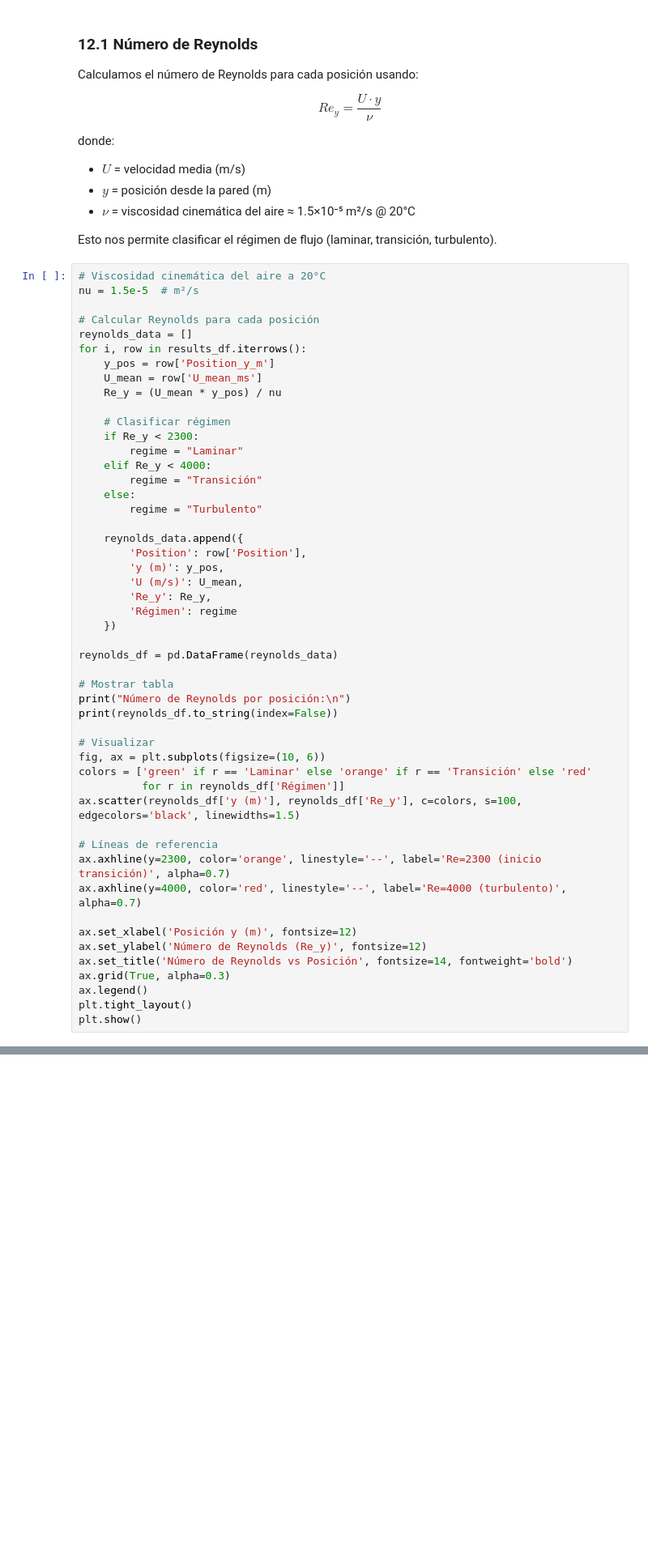
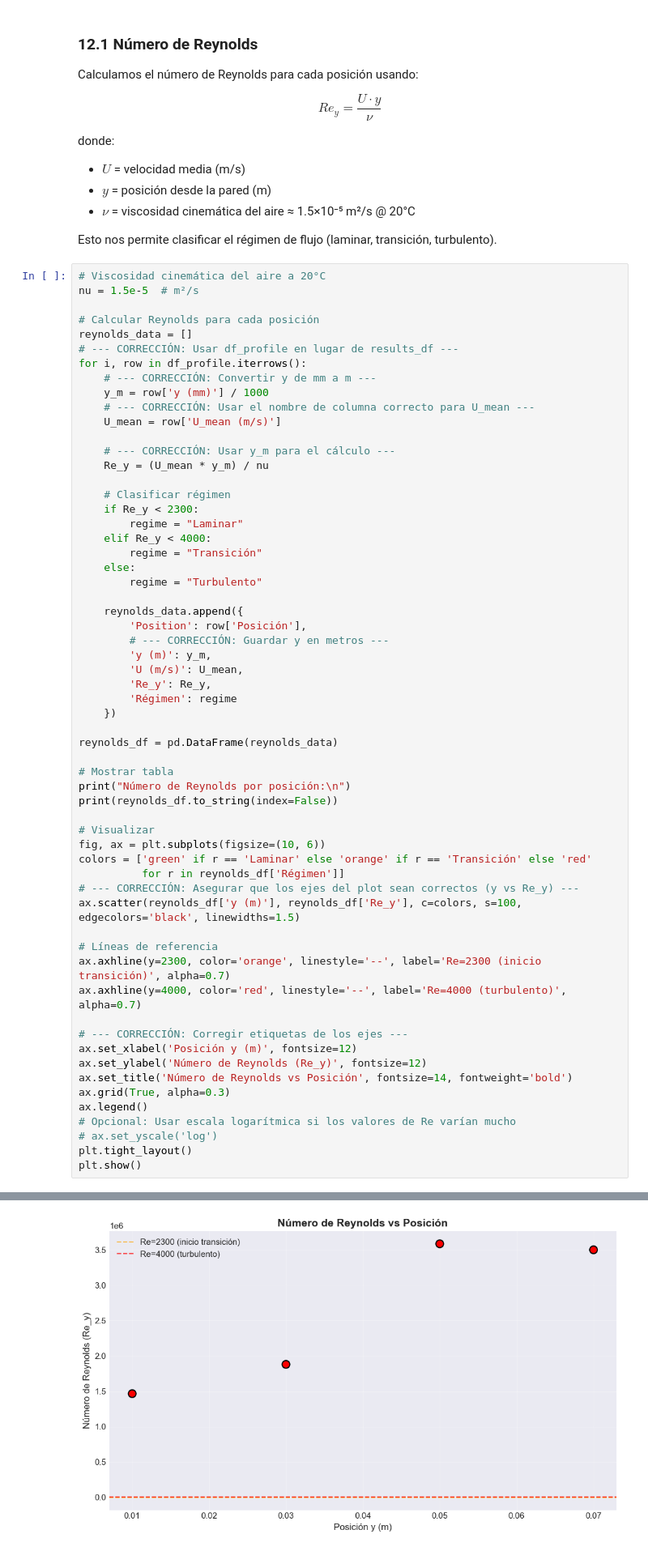
Before and after one commit to EU97/Aero-Messure, a Jupyter notebook: Practicas/P04_LDA_Perfil_Velocidad/notebooks/P04_LDA_Perfil_Velocidad.ipynb, the cells around one changed output, grey strips where cells are left out. Shown: that part at 81% size. Saved outputs shown, nothing was run; the diff lists cells and outputs as text; blank space fills up the shorter version.

```diff
--- a/Practicas/P04_LDA_Perfil_Velocidad/notebooks/P04_LDA_Perfil_Velocidad.ipynb
+++ b/Practicas/P04_LDA_Perfil_Velocidad/notebooks/P04_LDA_Perfil_Velocidad.ipynb
@@ -794,10 +787,15 @@ nu = 1.5e-5  # m²/s
 
 # Calcular Reynolds para cada posición
 reynolds_data = []
-for i, row in results_df.iterrows():
-    y_pos = row['Position_y_m']
-    U_mean = row['U_mean_ms']
-    Re_y = (U_mean * y_pos) / nu
+# --- CORRECCIÓN: Usar df_profile en lugar de results_df ---
+for i, row in df_profile.iterrows():
+    # --- CORRECCIÓN: Convertir y de mm a m ---
+    y_m = row['y (mm)'] / 1000
+    # --- CORRECCIÓN: Usar el nombre de columna correcto para U_mean ---
+    U_mean = row['U_mean (m/s)']
+
+    # --- CORRECCIÓN: Usar y_m para el cálculo ---
+    Re_y = (U_mean * y_m) / nu
 
     # Clasificar régimen
     if Re_y < 2300:
@@ -808,8 +806,9 @@ for i, row in results_df.iterrows():
         regime = "Turbulento"
 
     reynolds_data.append({
-        'Position': row['Position'],
-        'y (m)': y_pos,
+        'Position': row['Posición'],
+        # --- CORRECCIÓN: Guardar y en metros ---
+        'y (m)': y_m,
         'U (m/s)': U_mean,
         'Re_y': Re_y,
         'Régimen': regime
@@ -825,17 +824,21 @@ print(reynolds_df.to_string(index=False))
 fig, ax = plt.subplots(figsize=(10, 6))
 colors = ['green' if r == 'Laminar' else 'orange' if r == 'Transición' else 'red'
           for r in reynolds_df['Régimen']]
+# --- CORRECCIÓN: Asegurar que los ejes del plot sean correctos (y vs Re_y) ---
 ax.scatter(reynolds_df['y (m)'], reynolds_df['Re_y'], c=colors, s=100, edgecolors='black', linewidths=1.5)
 
 # Líneas de referencia
 ax.axhline(y=2300, color='orange', linestyle='--', label='Re=2300 (inicio transición)', alpha=0.7)
 ax.axhline(y=4000, color='red', linestyle='--', label='Re=4000 (turbulento)', alpha=0.7)
 
+# --- CORRECCIÓN: Corregir etiquetas de los ejes ---
 ax.set_xlabel('Posición y (m)', fontsize=12)
 ax.set_ylabel('Número de Reynolds (Re_y)', fontsize=12)
 ax.set_title('Número de Reynolds vs Posición', fontsize=14, fontweight='bold')
 ax.grid(True, alpha=0.3)
 ax.legend()
+# Opcional: Usar escala logarítmica si los valores de Re varían mucho
+# ax.set_yscale('log')
 plt.tight_layout()
 plt.show()
 # %% [output]
@@ -843,3 +852,4 @@ NameError: name 'results_df' is not defined
+[figure, added]
 # %% [markdown]
 ### 12.2 Análisis Espectral (FFT)
 
```
Also changed, not shown: parts of 3 cells of this notebook.
